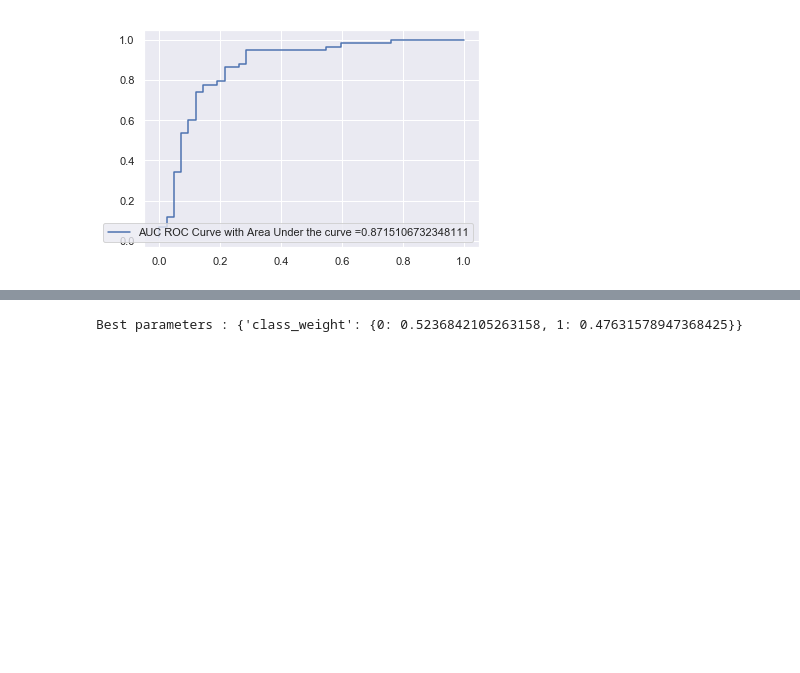
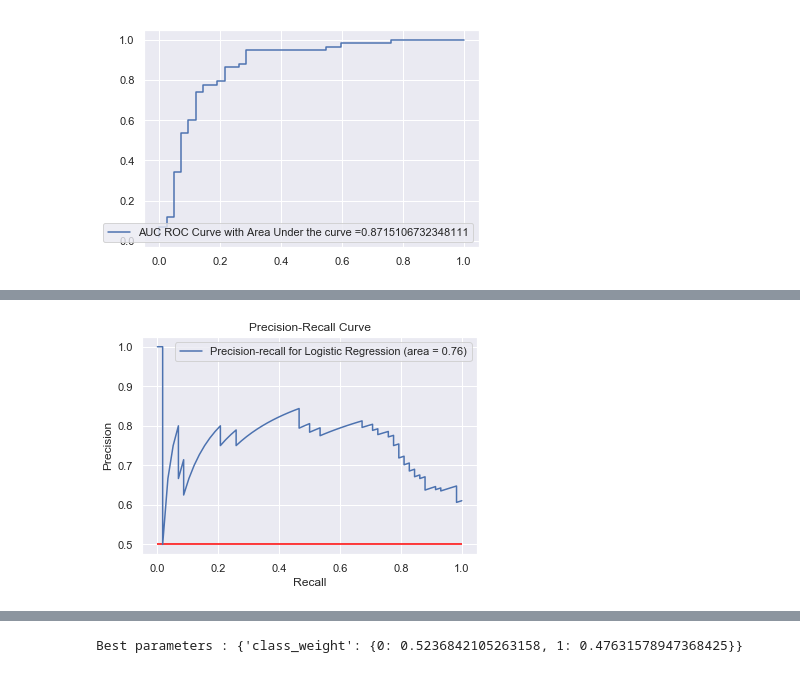
Before and after one commit to divya-r-kamat/classification, a Jupyter notebook: Heart Healthy/Heart Healthy.ipynb, the cells around one changed output, grey strips where cells are left out. Cells and saved outputs as stored; diff of their text form; code cells hidden in the pictures; blank space fills up the shorter version.

```diff
--- a/Heart Healthy/Heart Healthy.ipynb
+++ b/Heart Healthy/Heart Healthy.ipynb
@@ -139,0 +216,13 @@ generate_auc_roc_curve(clf, X_test,y_test)
+# %%
+precision,recall,thresholds= precision_recall_curve(y_test,  y_pred_proba)
+ap = average_precision_score(y_test, y_pred_proba)
+plt.plot(recall,precision,label='Precision-recall for Logistic Regression (area = %0.2f)'%(ap))
+
+plt.xlabel('Recall')
+plt.ylabel('Precision')
+plt.title('Precision-Recall Curve')
+plt.hlines(y=0.5,xmin=0,xmax=1,color='red')
+plt.legend()
+plt.show()
+# %% [output]
+[figure, added]
```
Also changed, not shown: parts of 16 cells of this notebook.
